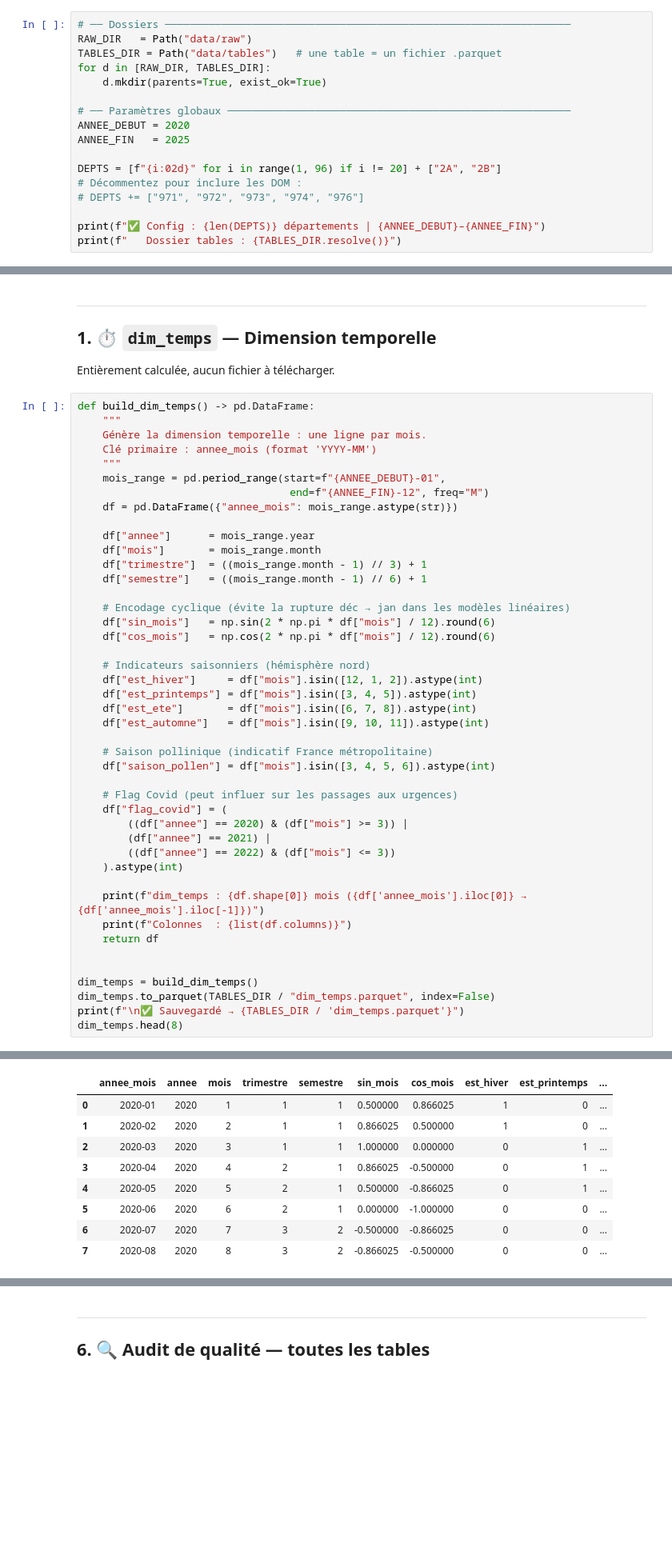
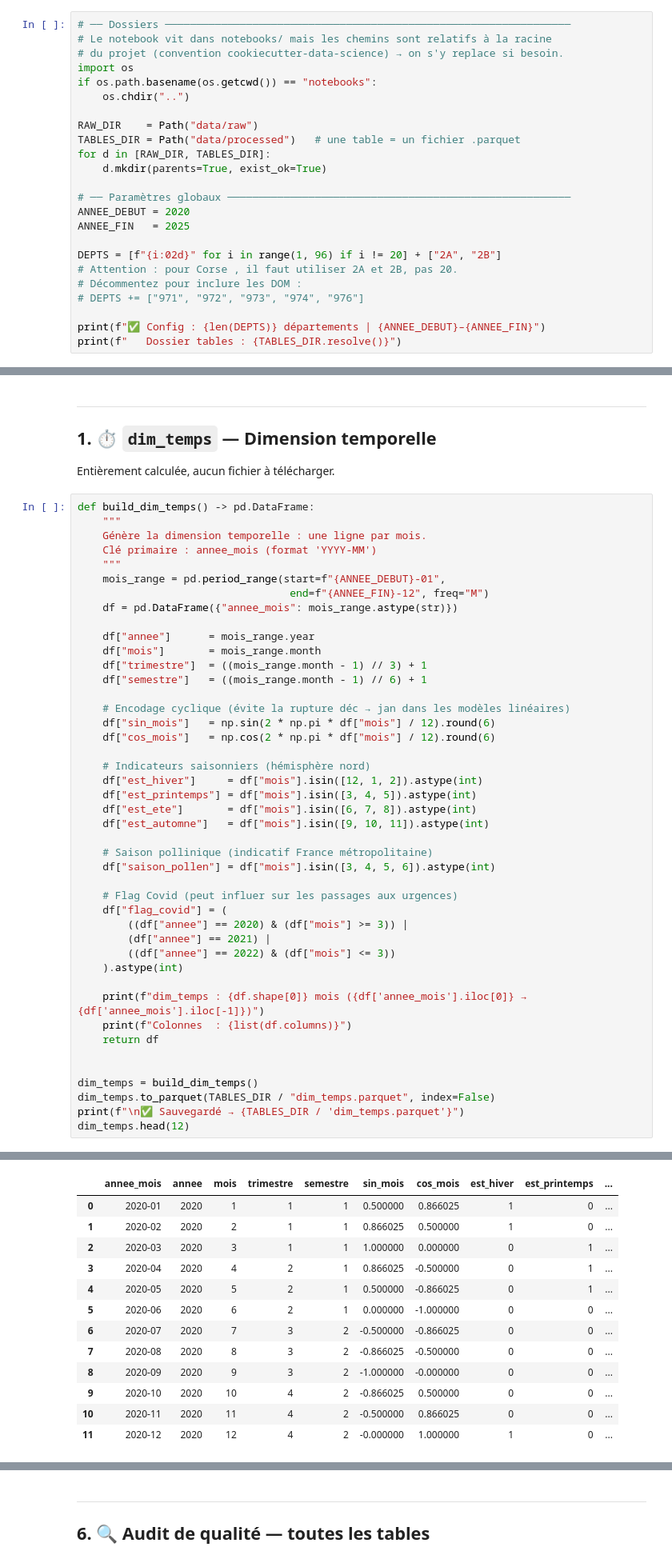
Before and after one commit to siranhuangme-pixel/projet-liora, a Jupyter notebook: notebooks/old/01_data_pipeline_monolithique.ipynb, the cells around one changed output, grey strips where cells are left out. Shown at 80% size. Cells and saved outputs as stored; diff of their text form; blank space fills up the shorter version.

```diff
--- a/01_data_pipeline.ipynb
+++ b/notebooks/old/01_data_pipeline_monolithique.ipynb
@@ -96,8 +96,14 @@ import reverse_geocoder as rg
 import re
 # %%
 # ── Dossiers ─────────────────────────────────────────────────────────────────
-RAW_DIR   = Path("data/raw")
-TABLES_DIR = Path("data/tables")   # une table = un fichier .parquet
+# Le notebook vit dans notebooks/ mais les chemins sont relatifs à la racine
+# du projet (convention cookiecutter-data-science) → on s'y replace si besoin.
+import os
+if os.path.basename(os.getcwd()) == "notebooks":
+    os.chdir("..")
+
+RAW_DIR    = Path("data/raw")
+TABLES_DIR = Path("data/processed")   # une table = un fichier .parquet
 for d in [RAW_DIR, TABLES_DIR]:
     d.mkdir(parents=True, exist_ok=True)
 
@@ -106,6 +112,7 @@ ANNEE_DEBUT = 2020
 ANNEE_FIN   = 2025
 
 DEPTS = [f"{i:02d}" for i in range(1, 96) if i != 20] + ["2A", "2B"]
+# Attention : pour Corse , il faut utiliser 2A et 2B, pas 20.
 # Décommentez pour inclure les DOM :
 # DEPTS += ["971", "972", "973", "974", "976"]
 
@@ -149,34 +153,38 @@ def build_dim_temps() -> pd.DataFrame:
 
     # Flag Covid (peut influer sur les passages aux urgences)
     df["flag_covid"] = (
         ((df["annee"] == 2020) & (df["mois"] >= 3)) |
         (df["annee"] == 2021) |
         ((df["annee"] == 2022) & (df["mois"] <= 3))
     ).astype(int)
 
     print(f"dim_temps : {df.shape[0]} mois ({df['annee_mois'].iloc[0]} → {df['annee_mois'].iloc[-1]})")
     print(f"Colonnes  : {list(df.columns)}")
     return df
 
 
 dim_temps = build_dim_temps()
 dim_temps.to_parquet(TABLES_DIR / "dim_temps.parquet", index=False)
 print(f"\n✅ Sauvegardé → {TABLES_DIR / 'dim_temps.parquet'}")
-dim_temps.head(8)
+dim_temps.head(12)
 # %% [output]
 dim_temps : 72 mois (2020-01 → 2025-12)
 Colonnes  : ['annee_mois', 'annee', 'mois', 'trimestre', 'semestre', 'sin_mois', 'cos_mois', 'est_hiver', 'est_printemps', 'est_ete', 'est_automne', 'saison_pollen', 'flag_covid']
 
 ✅ Sauvegardé → data/tables/dim_temps.parquet
 |  | annee_mois | annee | mois | trimestre | semestre | sin_mois | cos_mois | est_hiver | est_printemps | ... |
 | 0 | 2020-01 | 2020 | 1 | 1 | 1 | 0.500000 | 0.866025 | 1 | 0 | ... |
 | 1 | 2020-02 | 2020 | 2 | 1 | 1 | 0.866025 | 0.500000 | 1 | 0 | ... |
 | 2 | 2020-03 | 2020 | 3 | 1 | 1 | 1.000000 | 0.000000 | 0 | 1 | ... |
 | 3 | 2020-04 | 2020 | 4 | 2 | 1 | 0.866025 | -0.500000 | 0 | 1 | ... |
 | 4 | 2020-05 | 2020 | 5 | 2 | 1 | 0.500000 | -0.866025 | 0 | 1 | ... |
 | 5 | 2020-06 | 2020 | 6 | 2 | 1 | 0.000000 | -1.000000 | 0 | 0 | ... |
 | 6 | 2020-07 | 2020 | 7 | 3 | 2 | -0.500000 | -0.866025 | 0 | 0 | ... |
 | 7 | 2020-08 | 2020 | 8 | 3 | 2 | -0.866025 | -0.500000 | 0 | 0 | ... |
+| 8 | 2020-09 | 2020 | 9 | 3 | 2 | -1.000000 | -0.000000 | 0 | 0 | ... |
+| 9 | 2020-10 | 2020 | 10 | 4 | 2 | -0.866025 | 0.500000 | 0 | 0 | ... |
+| 10 | 2020-11 | 2020 | 11 | 4 | 2 | -0.500000 | 0.866025 | 0 | 0 | ... |
+| 11 | 2020-12 | 2020 | 12 | 4 | 2 | -0.000000 | 1.000000 | 1 | 0 | ... |
 # %% [markdown]
 ---
 ## 2. 🎯 `fact_urgences` — Table de faits
```
Also changed, not shown: parts of 25 cells of this notebook, 49 other files.
